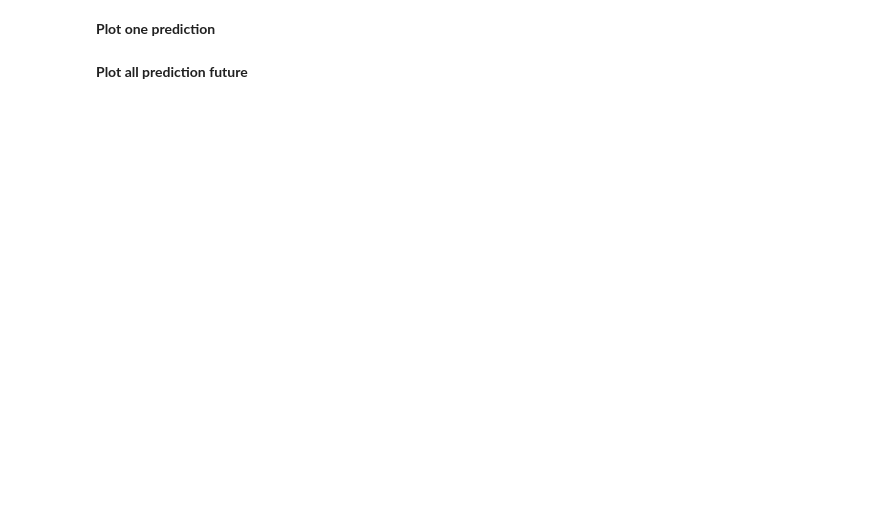
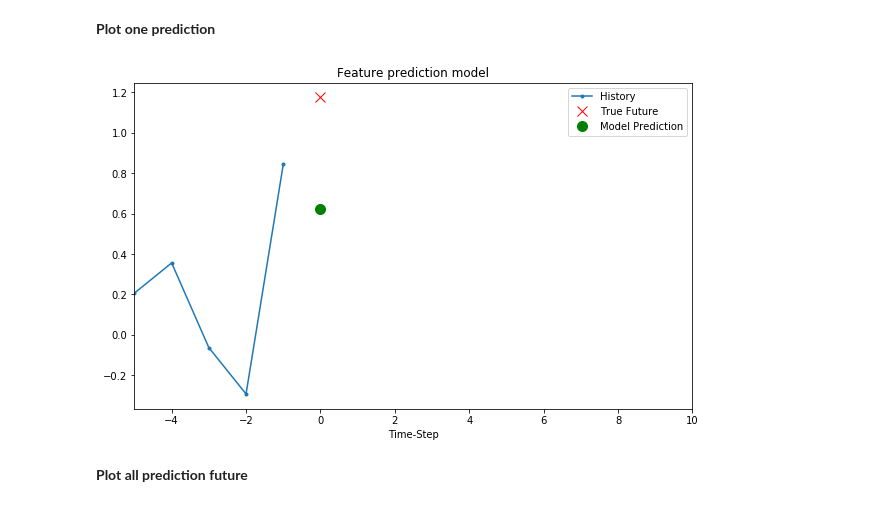
Before and after one commit to ignaciogatti/artwork-sequence-prediction, a Jupyter notebook: Time-series-prediction-one-feature.ipynb, the cells around one changed output. Drawn from its saved outputs; the diff is of its cells as text; code cells hidden in the pictures; blank space fills up the shorter version.

```diff
--- a/Time-series-prediction-one-feature.ipynb
+++ b/Time-series-prediction-one-feature.ipynb
@@ -128,8 +241,11 @@ for x, y in val_set.take(3):
 # %%
 for x, y in val_set.take(1):
     prediction = model.predict(x)[0]
-    plot = plot_prediction([x[0].numpy(), y[0].numpy(), prediction[0]] , 'Simple LSTM model')
+    plot = plot_prediction([x[0].numpy(), y[0].numpy(), prediction[0]] , 'Feature prediction model')
+    plot.savefig(os.path.join(PLOT_PATH, 'prediction_single_point.png'))
     plot.show()
+# %% [output]
+[figure, added]
 # %% [markdown]
 **Plot all prediction future**
 # %%
```
Also changed, not shown: parts of 25 cells of this notebook, 7 other files.
